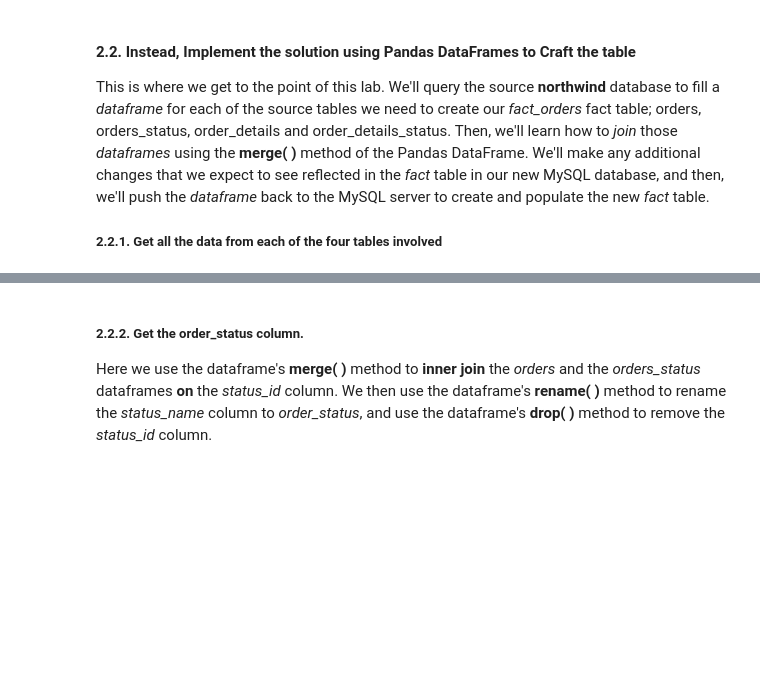
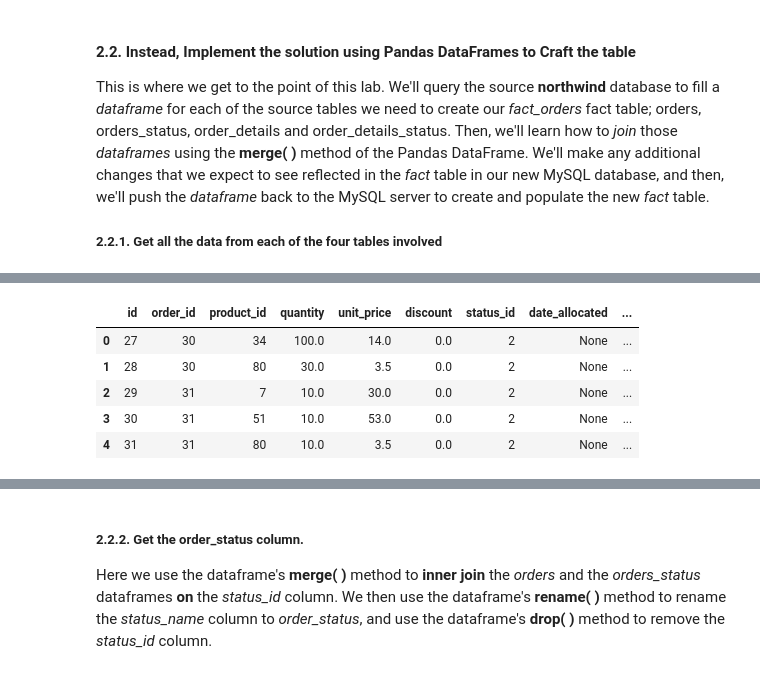
Before and after one commit to wloving77/ds2002, a Jupyter notebook: 02-Python/Lab-03-Python-Extract-Transform-Load.ipynb, the cells around one changed output, grey strips where cells are left out. Cells and saved outputs as stored; diff of their text form; code cells hidden in the pictures; blank space fills up the shorter version.

```diff
--- a/02-Python/Lab-03-Python-Extract-Transform-Load.ipynb
+++ b/02-Python/Lab-03-Python-Extract-Transform-Load.ipynb
@@ -146,0 +169,11 @@ This is where we get to the point of this lab.  We'll query the source **northwi
+# %%
+sql_query = "SELECT * FROM northwind.order_details;"
+df_order_details = get_dataframe(user_id, pwd, host_name, src_dbname, text(sql_query))
+df_order_details.head()
+# %% [output]
+|  | id | order_id | product_id | quantity | unit_price | discount | status_id | date_allocated | ... |
+| 0 | 27 | 30 | 34 | 100.0 | 14.0 | 0.0 | 2 | None | ... |
+| 1 | 28 | 30 | 80 | 30.0 | 3.5 | 0.0 | 2 | None | ... |
+| 2 | 29 | 31 | 7 | 10.0 | 30.0 | 0.0 | 2 | None | ... |
+| 3 | 30 | 31 | 51 | 10.0 | 53.0 | 0.0 | 2 | None | ... |
+| 4 | 31 | 31 | 80 | 10.0 | 3.5 | 0.0 | 2 | None | ... |
```
Also changed, not shown: parts of 27 cells of this notebook, 1 other file.
